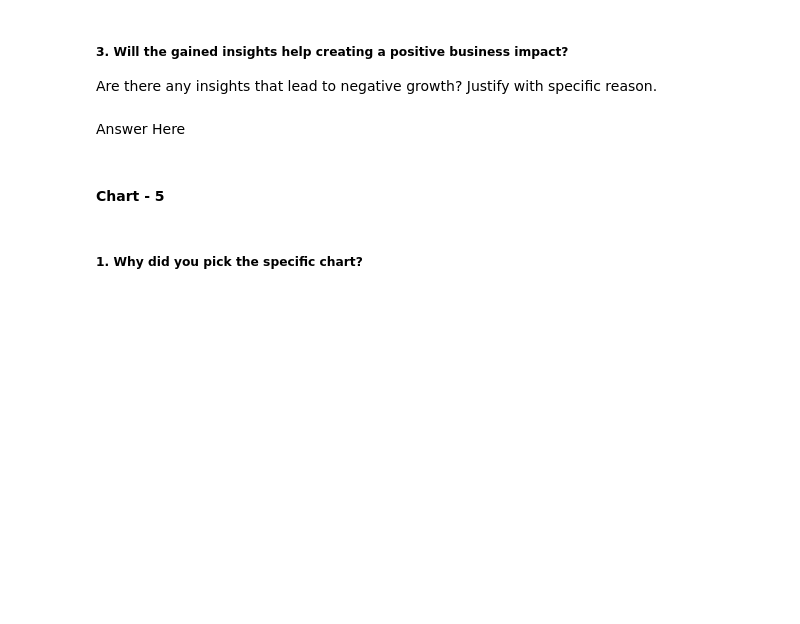
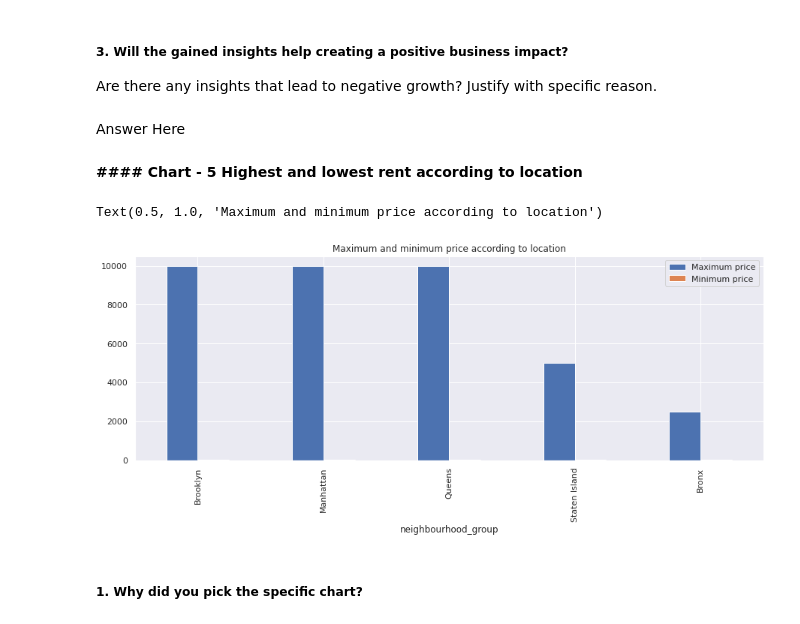
Before and after one commit to kapilkukreja469/Airbnb_bookings_analysis_project, a Jupyter notebook: Sample_EDA_Submission_Template.ipynb, the cells around one changed output. Drawn from its saved outputs; the diff is of its cells as text; code cells hidden in the pictures; blank space fills up the shorter version.

```diff
--- a/Sample_EDA_Submission_Template.ipynb
+++ b/Sample_EDA_Submission_Template.ipynb
@@ -384,4 +402,4 @@ Are there any insights that lead to negative growth? Justify with specific reaso
 # %% [markdown]
 Answer Here
 # %% [markdown]
-#### Chart - 5
+**#### Chart - 5 Highest and lowest rent according to location**
@@ -390,3 +406,20 @@ Answer Here
+# %%
+#Get the highest rent according to location
+max_price_df = airbnb_df.groupby('neighbourhood_group',as_index=False)['price'].max().sort_values(['price'],ascending = False).rename(columns = {'price':'Maximum price'})
+
+#Get the lowest rent according to location
+min_price_df = airbnb_df.groupby('neighbourhood_group',as_index=False)['price'].min().sort_values(['price'],ascending = True).rename(columns = {'price':'Minimum price'})
+
+#Get the combine dataframe of minimum and maximum price according to location
+merge_price_df = pd.merge(max_price_df, min_price_df, on='neighbourhood_group')
+merge_price_df
+#Bar graph for display maximum price and minimum price according to location
+merge_price_df.plot(x="neighbourhood_group", y=['Maximum price','Minimum price'], kind="bar")
+plt.legend(labels = ['Maximum price','Minimum price'])
+plt.title('Maximum and minimum price according to location')
+# %% [output]
+Text(0.5, 1.0, 'Maximum and minimum price according to location')
+[figure, added]
 # %% [markdown]
 ##### 1. Why did you pick the specific chart?
 # %% [markdown]
```
Also changed, not shown: parts of 6 cells of this notebook.
